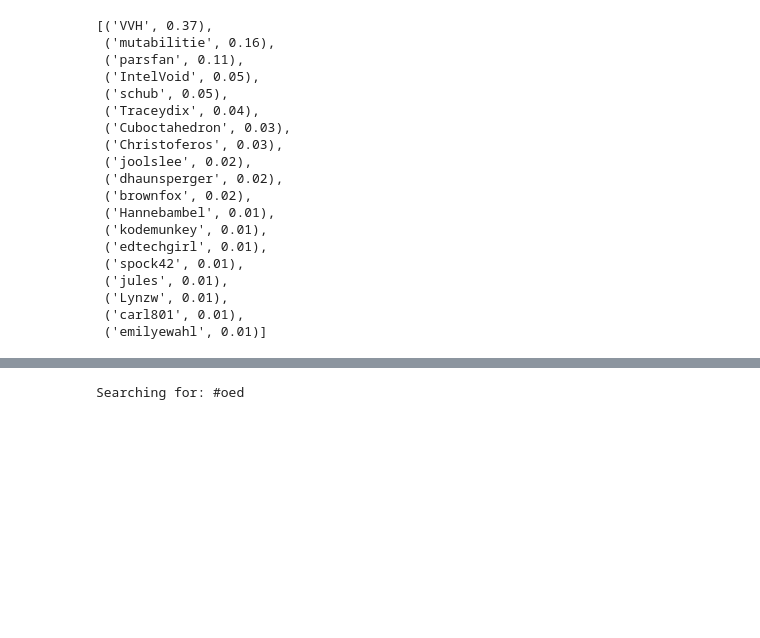
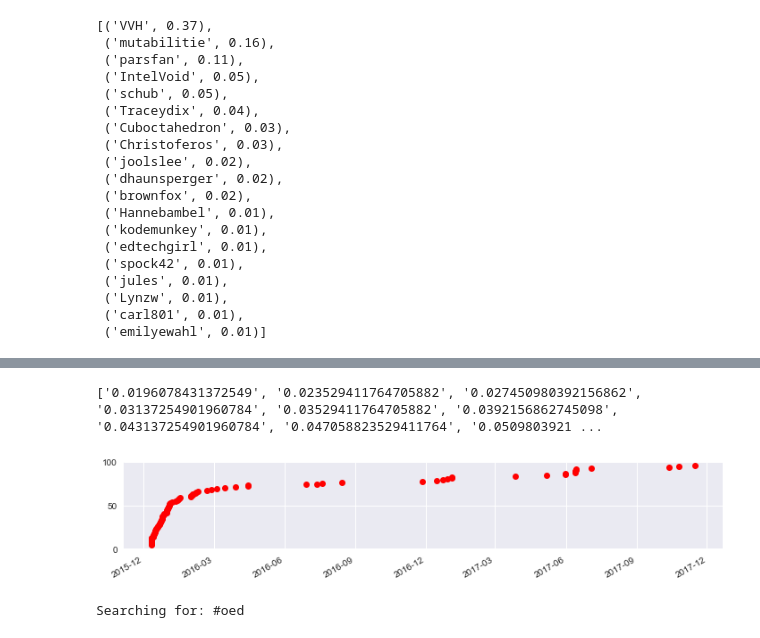
Before and after one commit to christopherkullenberg/talk-analyzer, a Jupyter notebook: shakespeareHashtagAnalyzer.ipynb, the cells around one changed output, grey strips where cells are left out. Saved outputs shown, nothing was run; the diff lists cells and outputs as text; code cells hidden in the pictures; blank space fills up the shorter version.

```diff
--- a/shakespeareHashtagAnalyzer.ipynb
+++ b/shakespeareHashtagAnalyzer.ipynb
@@ -127,3 +126,21 @@ ta.CoreSet.hashtagtimeseries("#catholic", df)
+# %%
+X = ta.CoreSet.hashtagtimeseries("#womanwriter", df)['Timestamp']
+user = list(range(5,(len(X) + 5)))
+#print(c)
+# %%
+fig, ax = plt.subplots(figsize=(12,2))
+color = [str(item/255.) for item in user]
+print(color)
+
+plt.plot(X, user, 'ro')
+#plt.plot(X, user, 'ro')
+
+fig.autofmt_xdate()
+plt.gray()
+plt.show()
+# %% [output]
+['0.0196078431372549', '0.023529411764705882', '0.027450980392156862', '0.03137254901960784', '0.03529411764705882', '0.0392156862745098', '0.043137254901960784', '0.047058823529411764', '0.0509803921 ...
+[figure, added]
 # %%
 ta.CoreSet.histogram("#oed", df)
 # %% [output]
```
Also changed, not shown: parts of 1 cell of this notebook.
